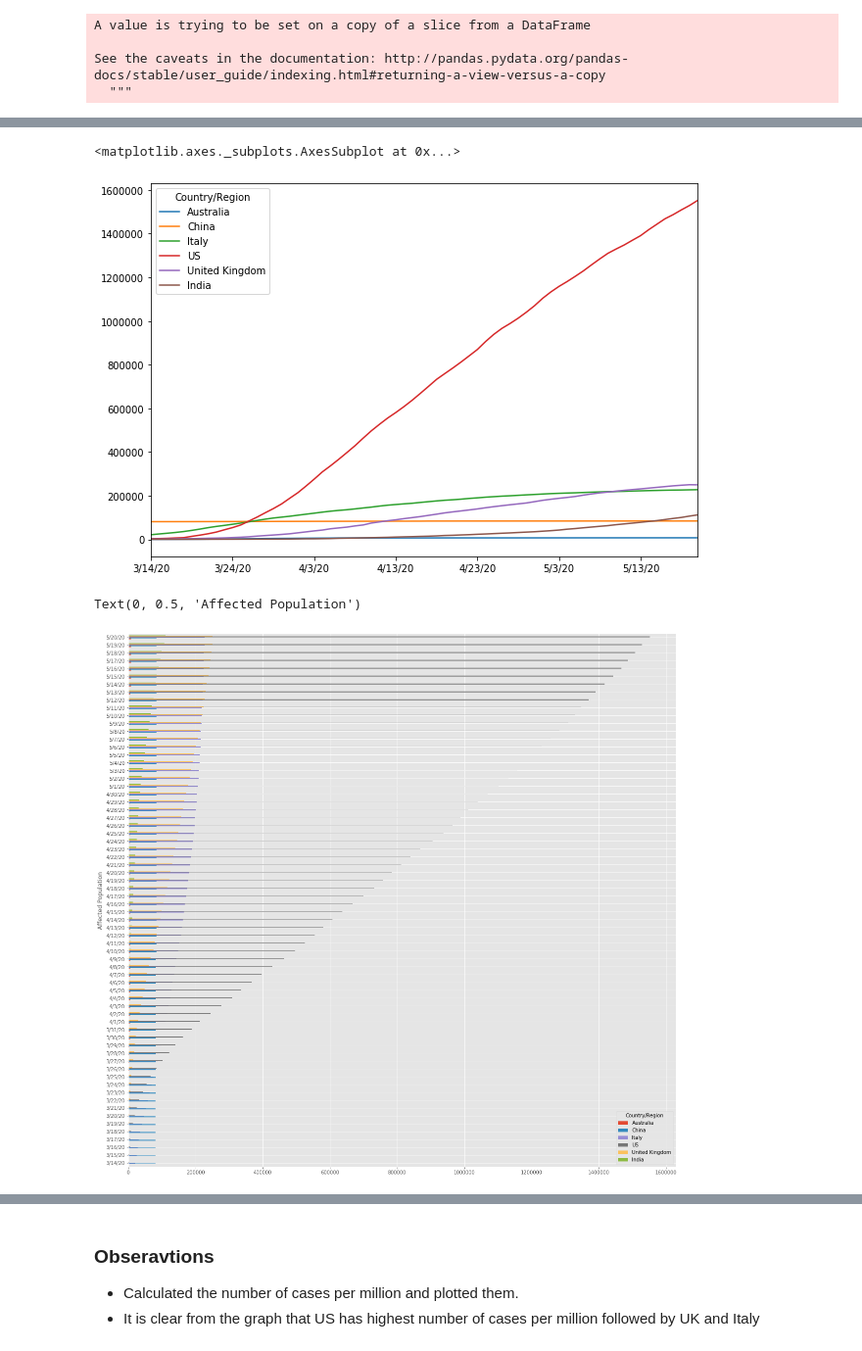
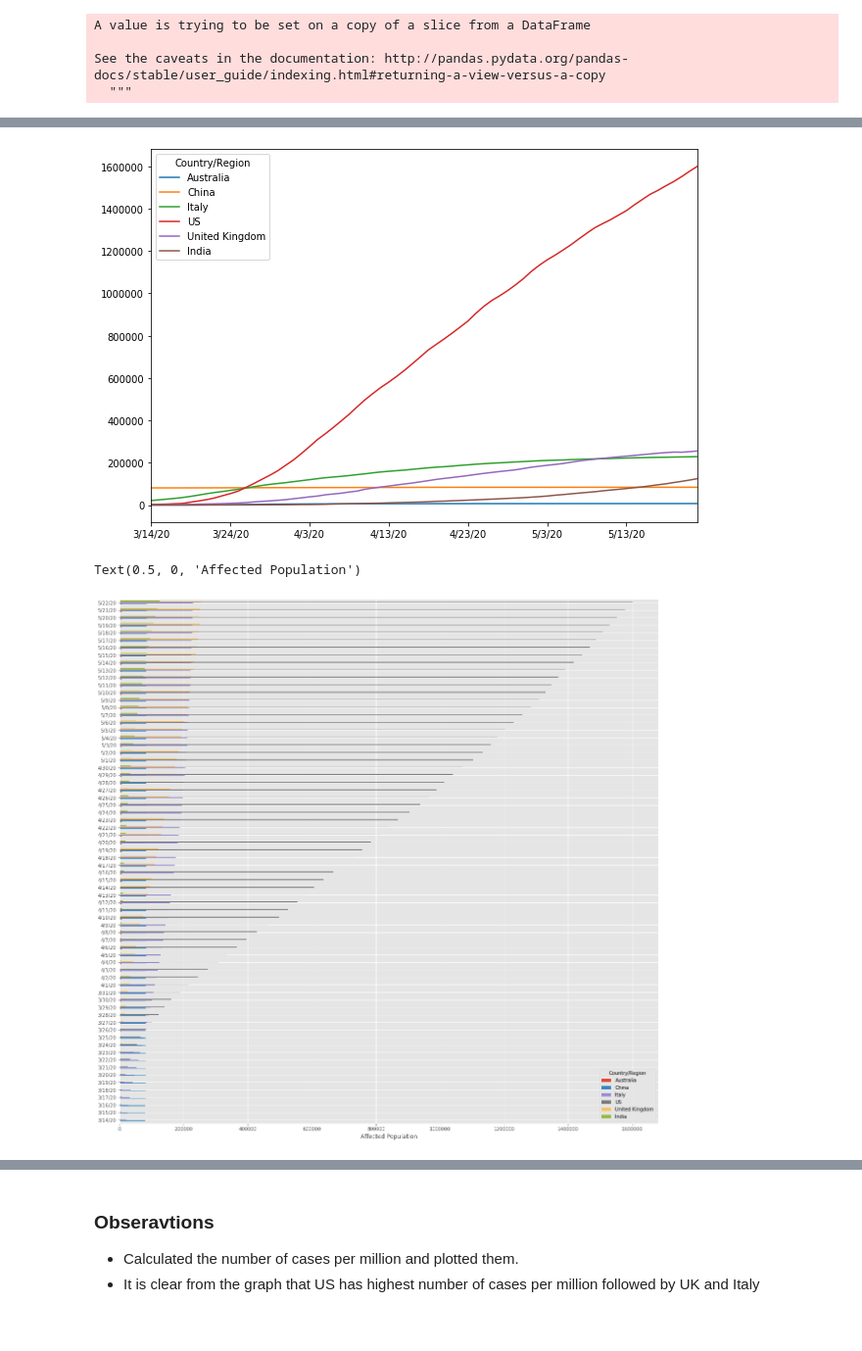
Before and after one commit to bhagyashreedhebe/Portfolios, a Jupyter notebook: Portfolio 2.ipynb, the cells around one changed output, grey strips where cells are left out. Shown: that part at 98% size. Saved outputs shown, nothing was run; the diff lists cells and outputs as text; code cells hidden in the pictures.

```diff
--- a/Portfolio 2.ipynb
+++ b/Portfolio 2.ipynb
@@ -115,2 +106,8 @@ plt.show()
 # %% [markdown]
 * Here 'Country/Region' is as an index. Here we want to plot for different countries. So I have selected the data using loc on the index.
+# %%
+grouped_cp =grouped.T
+grouped_cp =grouped_cp[['Australia','China','Italy','US','United Kingdom','India']]
+
+plt.rcParams['figure.figsize'] = (10,7)
+grouped_cp.plot.line()
@@ -189,18 +192,16 @@ my_new_countries
 # %%
 plt.rcParams['figure.figsize'] = (10,7)
-my_new_countries.plot()
+_ = my_new_countries.plot()
 # %% [output]
-<matplotlib.axes._subplots.AxesSubplot at 0x...>
-[figure, old version]
+[figure, new version]
 # %%
 #Used Bar plot to plot the values
-from pylab import rcParams
+
 rcParams['figure.figsize'] = 20, 20
 plt.style.use('ggplot')
 
-
 my_new_countries.plot(kind='barh')
-plt.ylabel('Affected Population')
+plt.xlabel('Affected Population')
 # %% [output]
-Text(0, 0.5, 'Affected Population')
+Text(0.5, 0, 'Affected Population')
-[figure, old version]
+[figure, new version]
```
Also changed, not shown: parts of 61 cells of this notebook.
